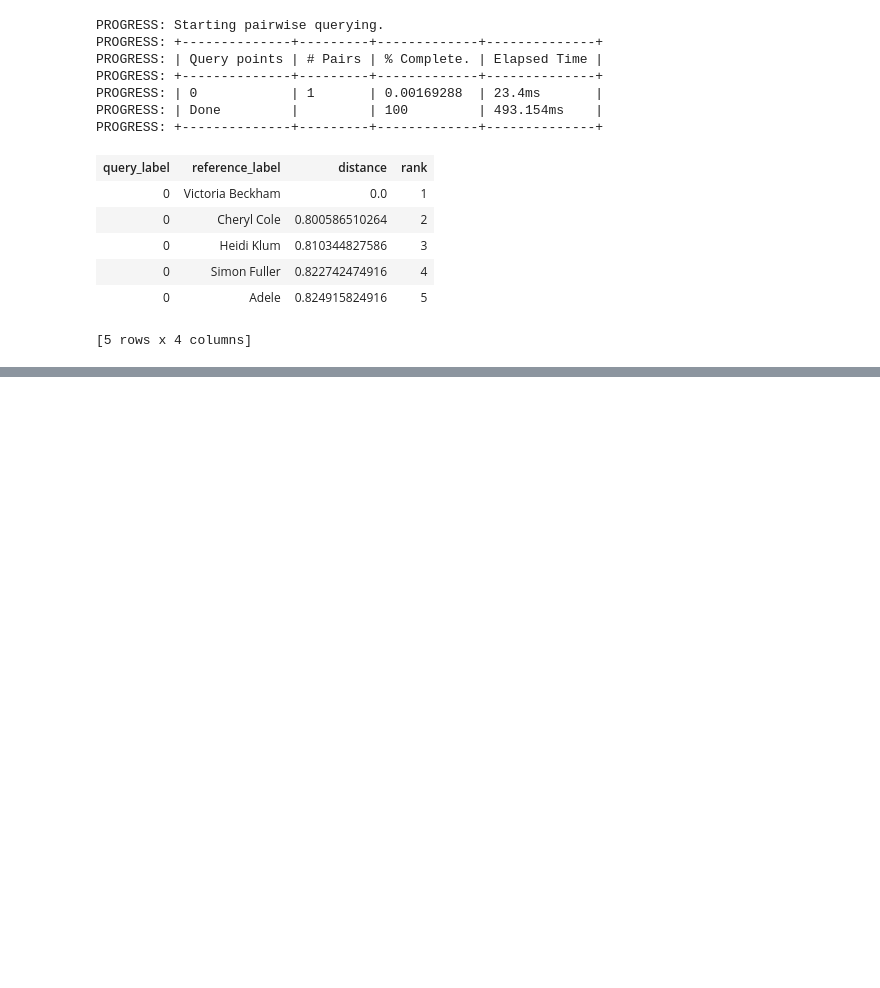
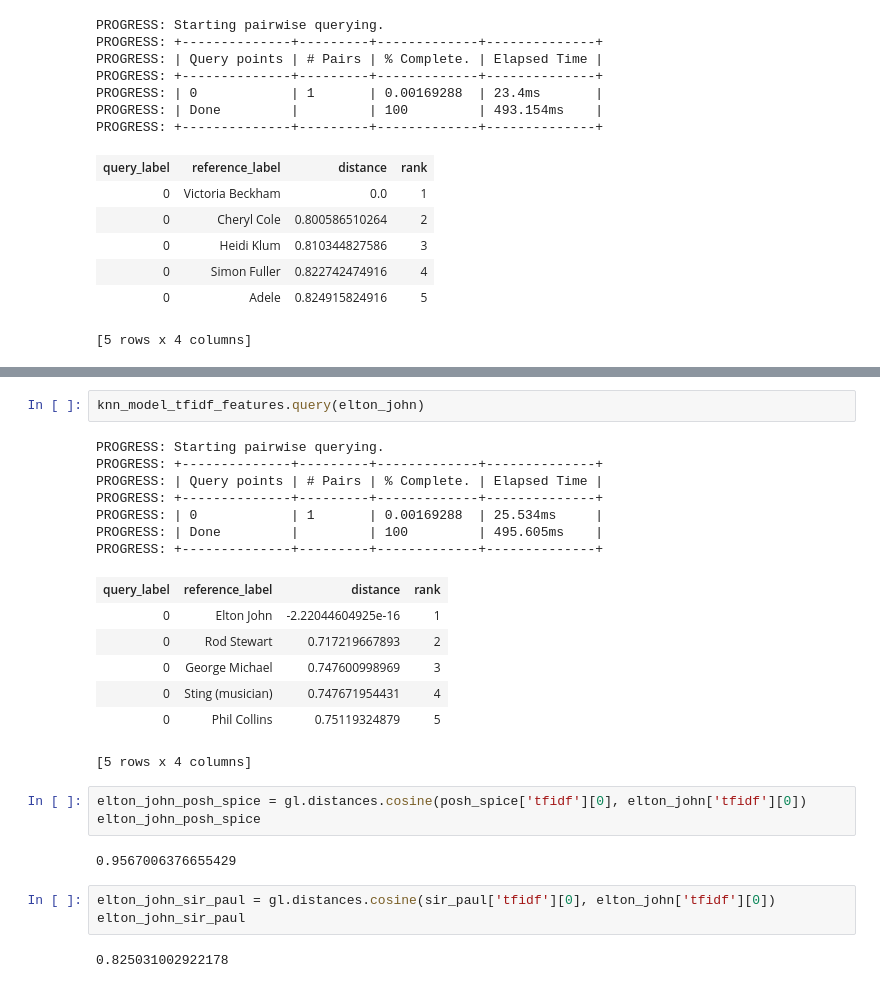
Before and after one commit to jgerardsimcock/Coursera_ML, a Jupyter notebook: machine_learning_foundations/Wiki Text Retrieval.ipynb, the cells around one changed output, grey strips where cells are left out. Drawn from its saved outputs; the diff is of its cells as text; blank space fills up the shorter version.

```diff
--- a/machine_learning_foundations/Wiki Text Retrieval.ipynb
+++ b/machine_learning_foundations/Wiki Text Retrieval.ipynb
@@ -337,0 +401,27 @@ PROGRESS: +--------------+---------+-------------+--------------+
+# %%
+knn_model_tfidf_features.query(elton_john)
+# %% [output]
+PROGRESS: Starting pairwise querying.
+PROGRESS: +--------------+---------+-------------+--------------+
+PROGRESS: | Query points | # Pairs | % Complete. | Elapsed Time |
+PROGRESS: +--------------+---------+-------------+--------------+
+PROGRESS: | 0            | 1       | 0.00169288  | 25.534ms     |
+PROGRESS: | Done         |         | 100         | 495.605ms    |
+PROGRESS: +--------------+---------+-------------+--------------+
+| query_label | reference_label | distance | rank |
+| 0 | Elton John | -2.22044604925e-16 | 1 |
+| 0 | Rod Stewart | 0.717219667893 | 2 |
+| 0 | George Michael | 0.747600998969 | 3 |
+| 0 | Sting (musician) | 0.747671954431 | 4 |
+| 0 | Phil Collins | 0.75119324879 | 5 |
+[5 rows x 4 columns]
+# %%
+elton_john_posh_spice = gl.distances.cosine(posh_spice['tfidf'][0], elton_john['tfidf'][0])
+elton_john_posh_spice
+# %% [output]
+0.9567006376655429
+# %%
+elton_john_sir_paul = gl.distances.cosine(sir_paul['tfidf'][0], elton_john['tfidf'][0])
+elton_john_sir_paul
+# %% [output]
+0.825031002922178
```
Also changed, not shown: parts of 7 cells of this notebook.
